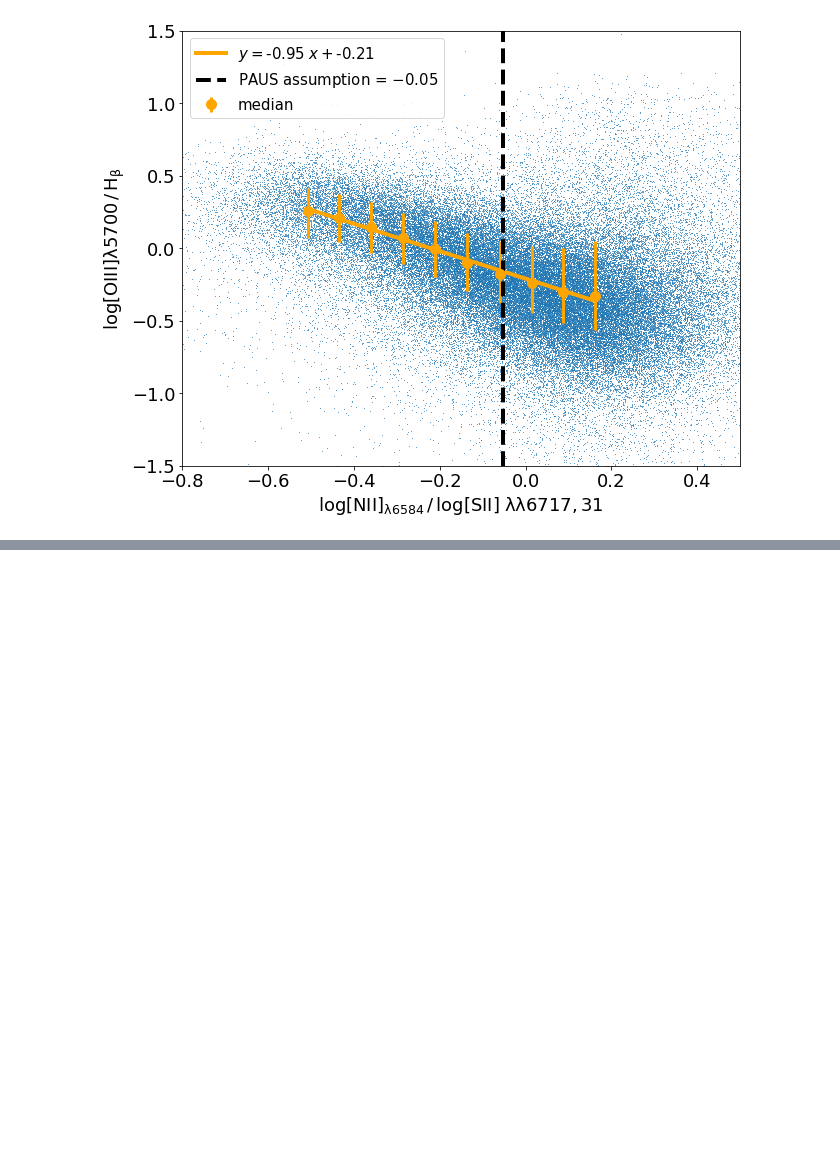
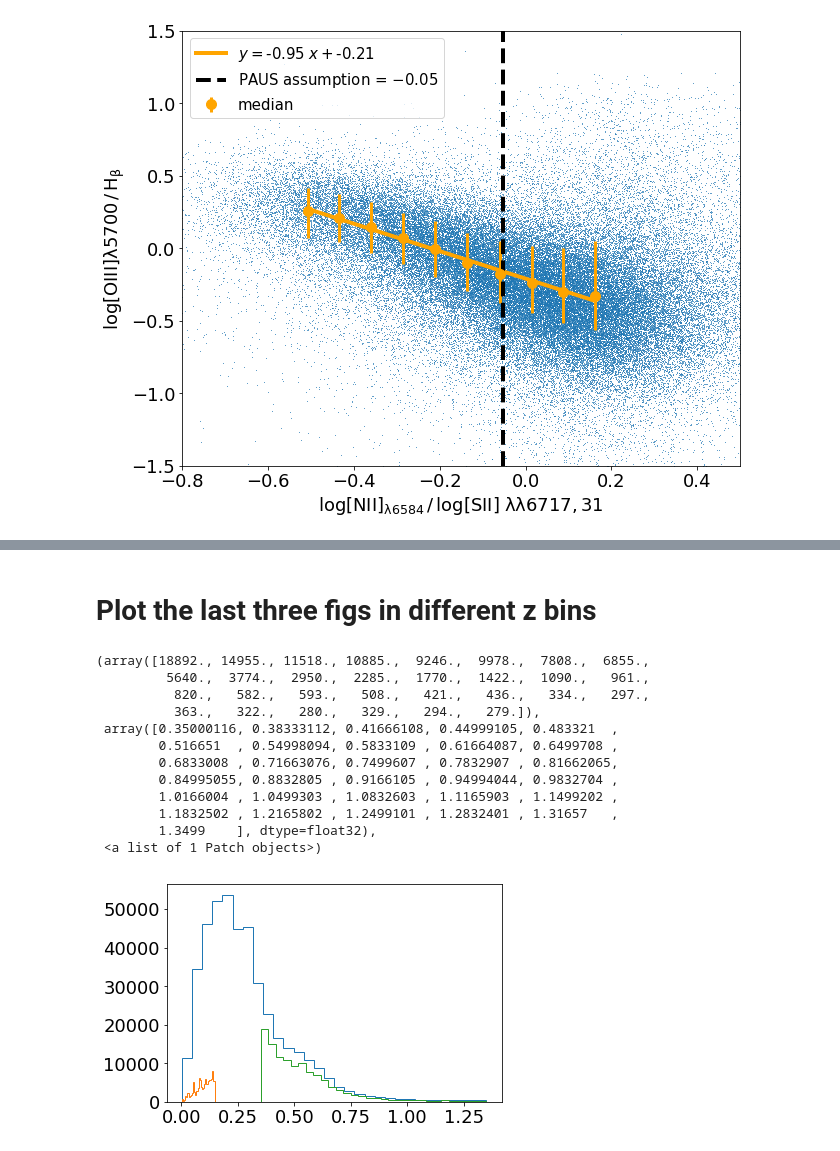
Before and after one commit to GiorgioManzoni/PAUS_code, a Jupyter notebook: 020_BPT.ipynb, the cells around one changed output, grey strips where cells are left out. Cells and saved outputs as stored; diff of their text form; code cells hidden in the pictures; blank space fills up the shorter version.

```diff
--- a/020_BPT.ipynb
+++ b/020_BPT.ipynb
@@ -371,6 +389,8 @@ array(['SPECID', 'CATAID', 'RA', 'DEC', 'Z', 'NQ', 'SURVEY',
        'POS_OIR', 'POS_OIR_ERR', 'SIG_OIR', 'SIG_OIR_ERR', 'OIR_FLUX',
        'OIR_FLUX_ERR', 'OIR_EW', 'OIR_EW_ERR', 'OIB_NPEG', 'OIR_NPEG'],
       dtype='|S18')
+# %%
+Z = Gauss.getCol('Z')
 # %%
 SIIR_ = Gauss.getCol('SIIR_FLUX')
 #SIIR = Gauss.getCol('AMP_SIIR')
@@ -843,0 +861,25 @@ NameError: name 'Z' is not defined
+# %% [markdown]
+# Plot the last three figs in different z bins
+# %%
+zt1 = 0.15
+zt2 = 0.35
+sel_z1 = np.where(Z<zt1)
+sel_z2 = np.where(Z>zt2)
+
+plt.hist(Z,bins=30,histtype='step')
+plt.hist(Z[select_good_OII and sel_z1],bins=30,histtype='step')
+plt.hist(Z[select_good_OII and sel_z2],bins=30,histtype='step')
+# %% [output]
+(array([18892., 14955., 11518., 10885.,  9246.,  9978.,  7808.,  6855.,
+         5640.,  3774.,  2950.,  2285.,  1770.,  1422.,  1090.,   961.,
+          820.,   582.,   593.,   508.,   421.,   436.,   334.,   297.,
+          363.,   322.,   280.,   329.,   294.,   279.]),
+ array([0.35000116, 0.38333112, 0.41666108, 0.44999105, 0.483321  ,
+        0.516651  , 0.54998094, 0.5833109 , 0.61664087, 0.6499708 ,
+        0.6833008 , 0.71663076, 0.7499607 , 0.7832907 , 0.81662065,
+        0.84995055, 0.8832805 , 0.9166105 , 0.94994044, 0.9832704 ,
+        1.0166004 , 1.0499303 , 1.0832603 , 1.1165903 , 1.1499202 ,
+        1.1832502 , 1.2165802 , 1.2499101 , 1.2832401 , 1.31657   ,
+        1.3499    ], dtype=float32),
+ <a list of 1 Patch objects>)
+[figure, added]
```
Also changed, not shown: parts of 17 cells of this notebook.
